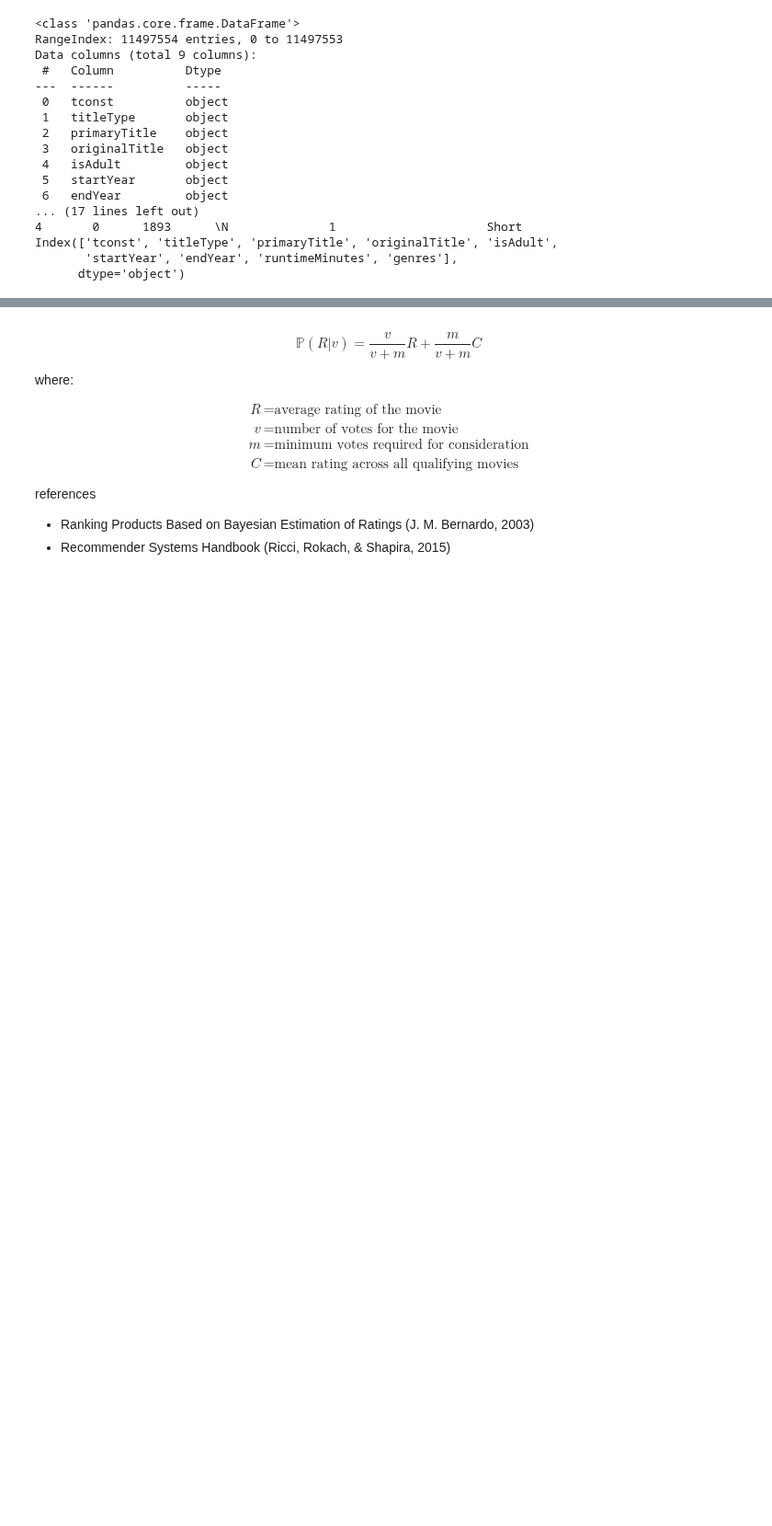
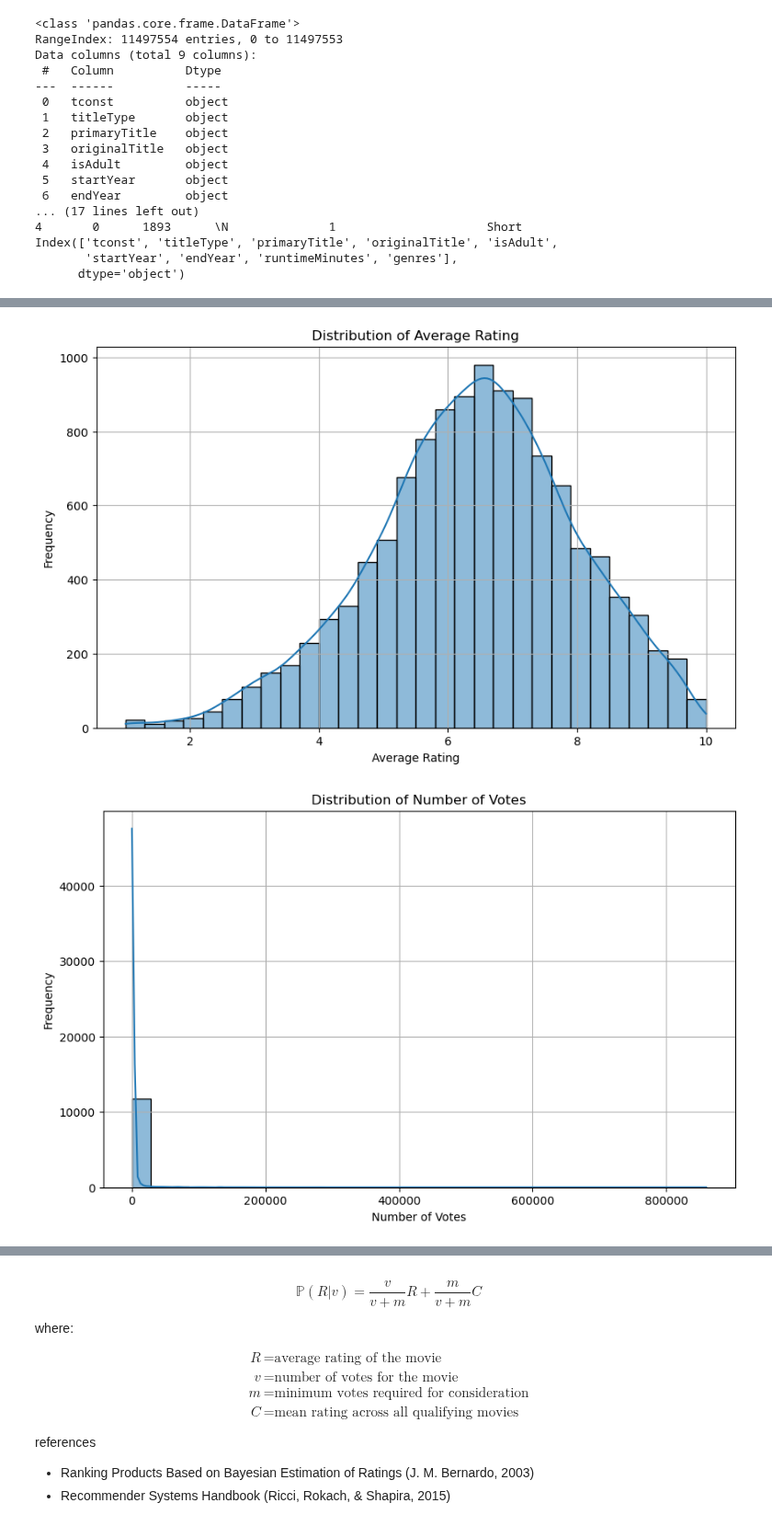
Before and after one commit to Ariestootl/machine_learning, a Jupyter notebook: Movie_Prediction/imdb.ipynb, the cells around one changed output, grey strips where cells are left out. Shown at 92% size. Saved outputs shown, nothing was run; the diff lists cells and outputs as text; code cells hidden in the pictures; blank space fills up the shorter version.

```diff
--- a/Movie_Prediction/imdb.ipynb
+++ b/Movie_Prediction/imdb.ipynb
@@ -98,0 +158,24 @@ True, Matched!
+# %%
+import matplotlib.pyplot as plt
+import seaborn as sns
+
+# Plot histogram for 'averageRating'
+plt.figure(figsize=(10, 6))
+sns.histplot(movies_2023['averageRating'], kde=True, bins=30)
+plt.title('Distribution of Average Rating')
+plt.xlabel('Average Rating')
+plt.ylabel('Frequency')
+plt.grid(True)
+plt.show()
+
+# Plot histogram for 'numVotes'
+plt.figure(figsize=(10, 6))
+sns.histplot(movies_2023['numVotes'], kde=True, bins=30)
+plt.title('Distribution of Number of Votes')
+plt.xlabel('Number of Votes')
+plt.ylabel('Frequency')
+plt.grid(True)
+plt.show()
+# %% [output]
+[figure, added]
+[figure, added]
```
Also changed, not shown: parts of 58 cells of this notebook.
